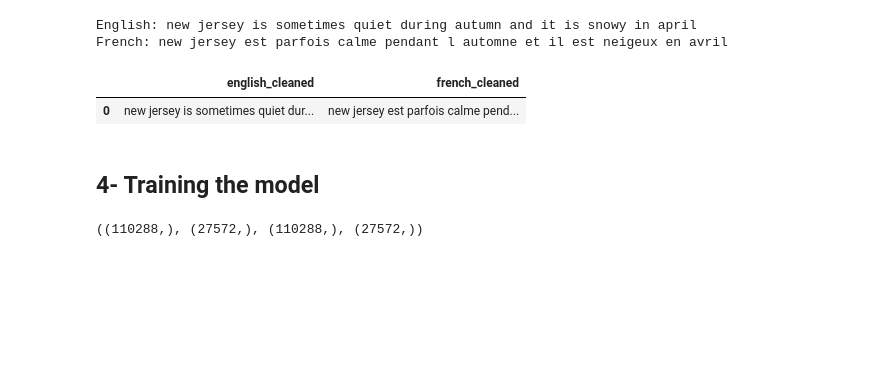
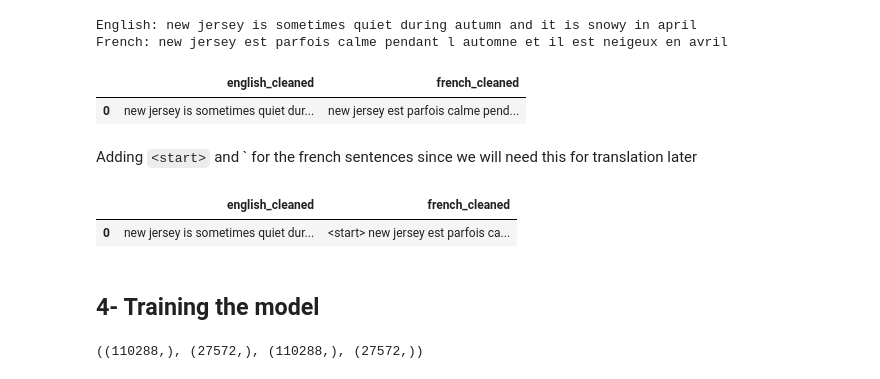
Before and after one commit to allaalmouiz/MachineTranslation_nlp, a Jupyter notebook: MachineTranslation.ipynb, the cells around one changed output. Drawn from its saved outputs; the diff is of its cells as text; code cells hidden in the pictures; blank space fills up the shorter version.

```diff
--- a/MachineTranslation.ipynb
+++ b/MachineTranslation.ipynb
@@ -195,6 +195,16 @@ df_cleaned.head(1)
 # %% [output]
 |  | english_cleaned | french_cleaned |
 | 0 | new jersey is sometimes quiet dur... | new jersey est parfois calme pend... |
+# %%
+df["french_cleaned"]= ["<start> " + s + " <end>" for s in df["french_cleaned"]]
+# %% [markdown]
+Adding `<start>` and `<end> for the french sentences since we will need this for translation later
+# %%
+df_cleaned = df[["english_cleaned", "french_cleaned"]]
+df_cleaned.head(1)
+# %% [output]
+|  | english_cleaned | french_cleaned |
+| 0 | new jersey is sometimes quiet dur... | <start> new jersey est parfois ca... |
 # %% [markdown]
 ## **4- Training the model**
 # %%
```
Also changed, not shown: parts of 36 cells of this notebook.
